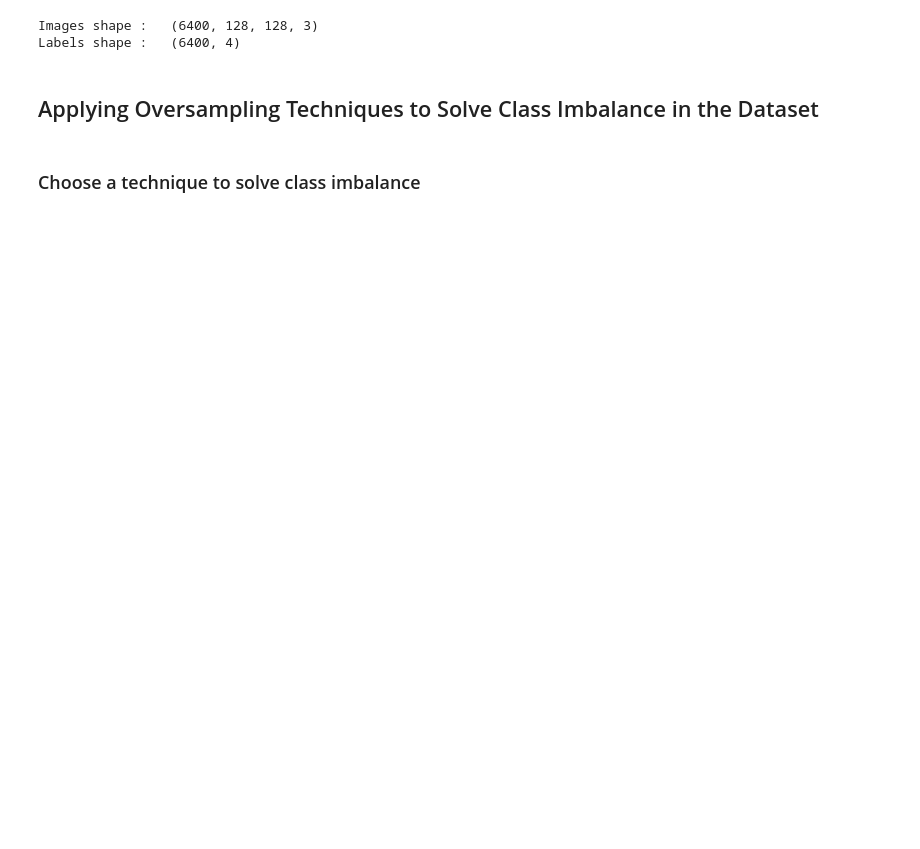
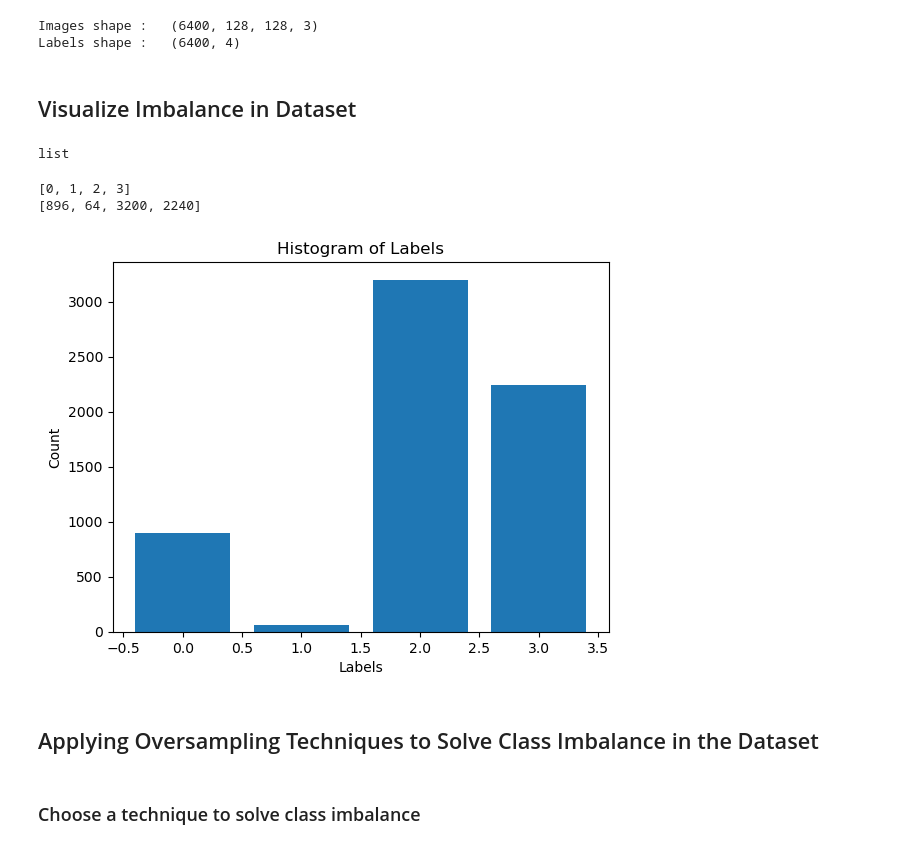
Before and after one commit to MarzukaaZaki/alzheimers-classification-modified-ADDNet, a Jupyter notebook: ADD-Net.ipynb, the cells around one changed output. Saved outputs shown, nothing was run; the diff lists cells and outputs as text; code cells hidden in the pictures; blank space fills up the shorter version.

```diff
--- a/ADD-Net.ipynb
+++ b/ADD-Net.ipynb
@@ -122,6 +122,38 @@ print("Labels shape :\t", y.shape)
 # %% [output]
 Images shape :   (6400, 128, 128, 3)
 Labels shape :   (6400, 4)
+# %% [markdown]
+## Visualize Imbalance in Dataset
+# %%
+class_samples = sorted(Counter(np.argmax(y, axis=1)).items())
+type(class_samples)
+# %% [output]
+list
+# %%
+# Extract the first elements into a separate list
+labels = [t[0] for t in class_samples]
+
+# Extract the second elements into another list
+counts = [t[1] for t in class_samples]
+
+print(labels)
+print(counts)
+# %% [output]
+[0, 1, 2, 3]
+[896, 64, 3200, 2240]
+# %%
+# Create a histogram plot
+plt.bar(labels, counts)
+
+# Add labels and title to the plot
+plt.xlabel('Labels')
+plt.ylabel('Count')
+plt.title('Histogram of Labels')
+
+# Display the plot
+plt.show()
+# %% [output]
+[figure, added]
 # %% [markdown]
 ## Applying Oversampling Techniques to Solve Class Imbalance in the Dataset
 # %%
```
Also changed, not shown: parts of 15 cells of this notebook.
